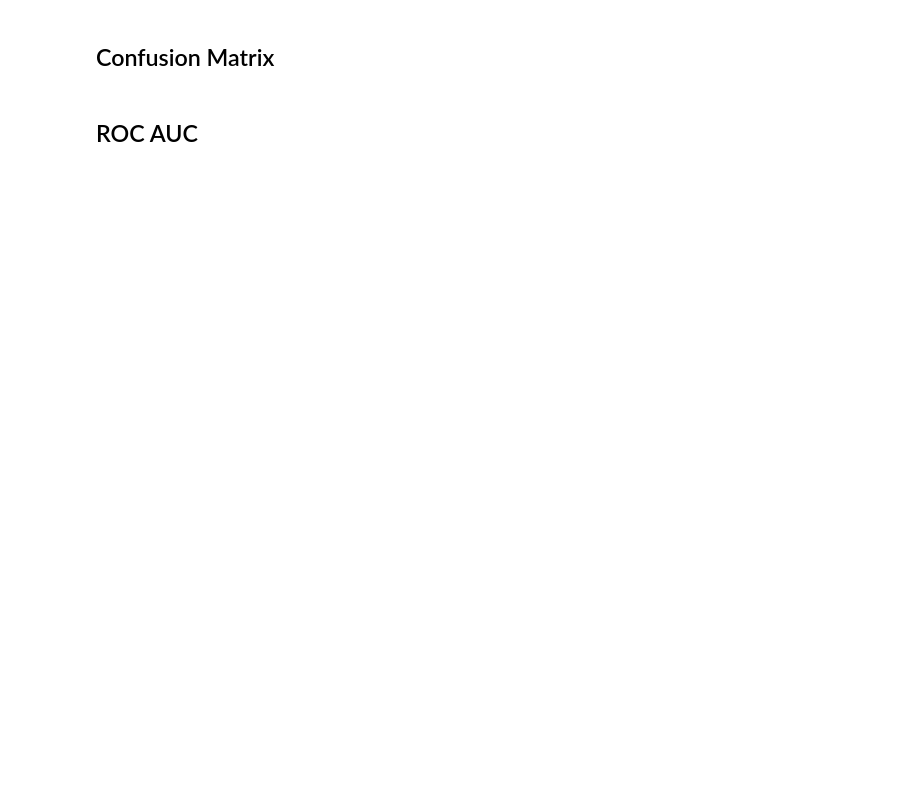
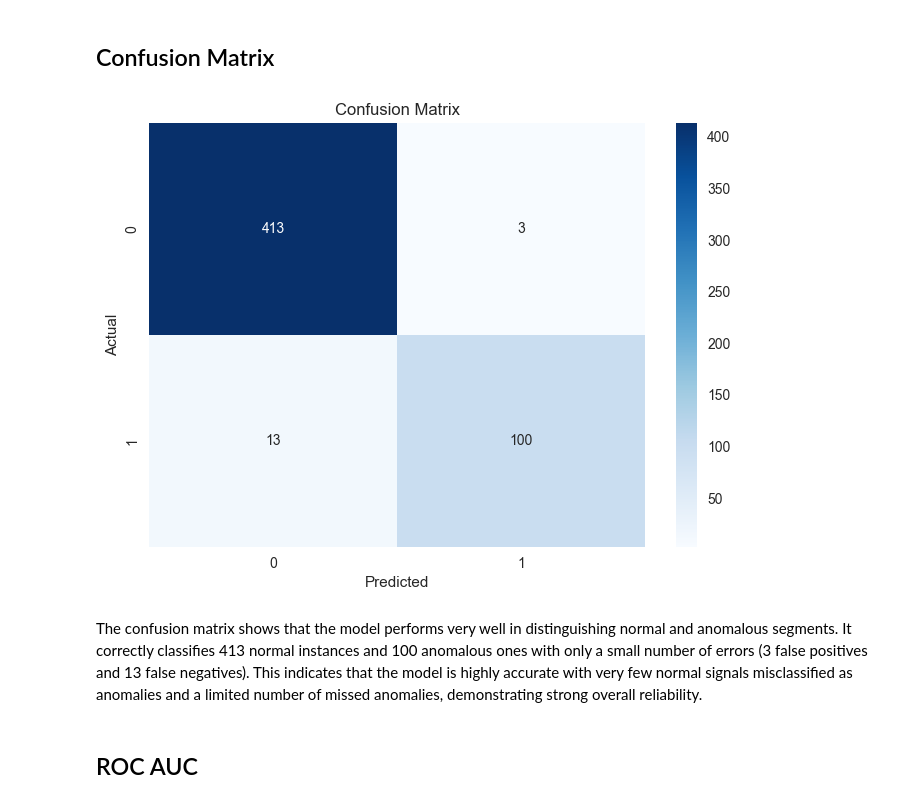
Before and after one commit to photoli93/time_series_anomaly_detection, a Jupyter notebook: time_series_first_look.ipynb, the cells around one changed output. Saved outputs shown, nothing was run; the diff lists cells and outputs as text; code cells hidden in the pictures; blank space fills up the shorter version.

```diff
--- a/time_series_first_look.ipynb
+++ b/time_series_first_look.ipynb
@@ -250,5 +250,8 @@ RandomForestClassifier(class_weight='balanced', random_state=42)
 # Evaluate the Model
 # %% [markdown]
 ## Predictions
+# %%
+y_pred = model.predict(X_test_scaled)
+y_proba = model.predict_proba(X_test_scaled)[:,1]
 # %% [markdown]
 ## Classification Report
@@ -255,4 +274,16 @@ RandomForestClassifier(class_weight='balanced', random_state=42)
 # %% [markdown]
 ## Confusion Matrix
+# %%
+cm = confusion_matrix(y_test, y_pred)
+
+sns.heatmap(cm, annot=True, fmt="d", cmap="Blues")
+plt.xlabel("Predicted")
+plt.ylabel("Actual")
+plt.title("Confusion Matrix")
+plt.show()
+# %% [output]
+[figure, added]
+# %% [markdown]
+The confusion matrix shows that the model performs very well in distinguishing normal and anomalous segments. It correctly classifies 413 normal instances and 100 anomalous ones with only a small number of errors (3 false positives and 13 false negatives). This indicates that the model is highly accurate with very few normal signals misclassified as anomalies and a limited number of missed anomalies, demonstrating strong overall reliability.
 # %% [markdown]
 ## ROC AUC
```
Also changed, not shown: parts of 10 cells of this notebook.
